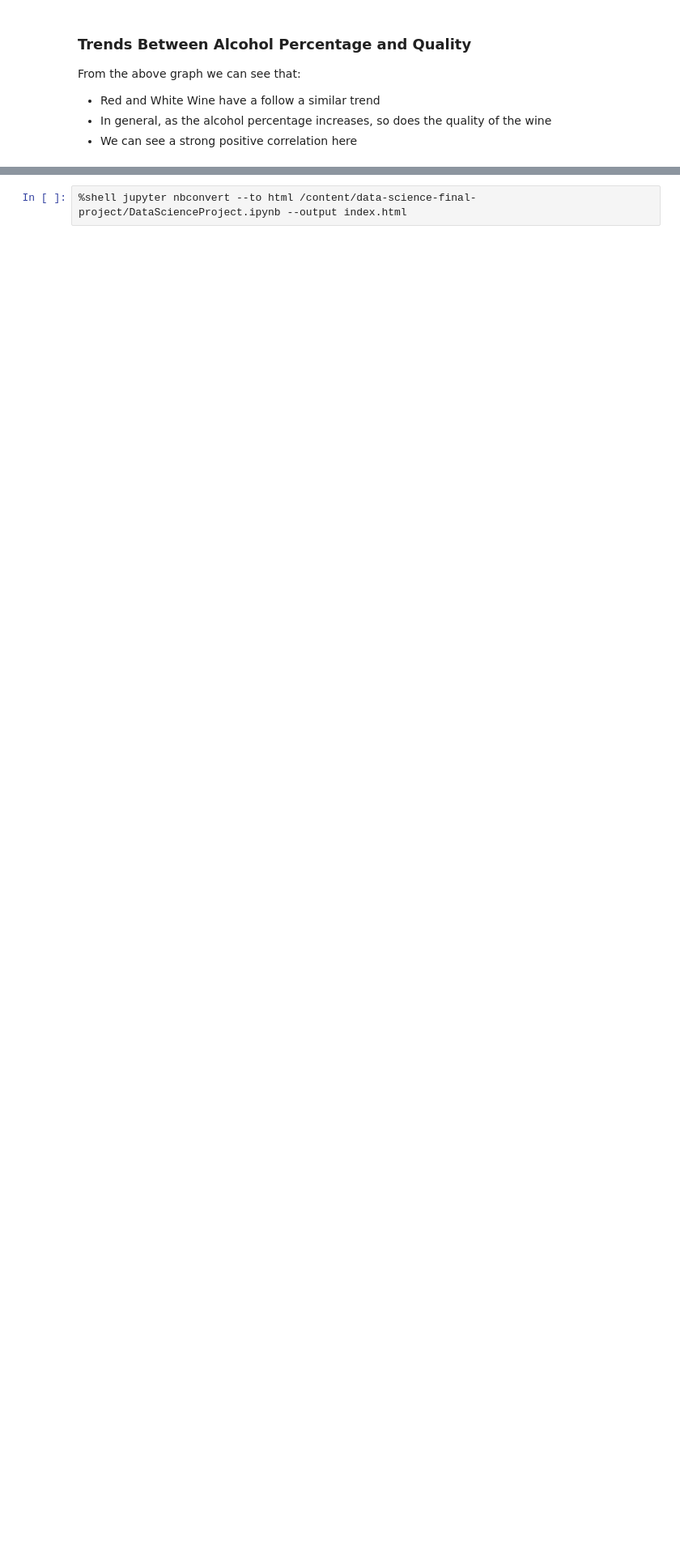
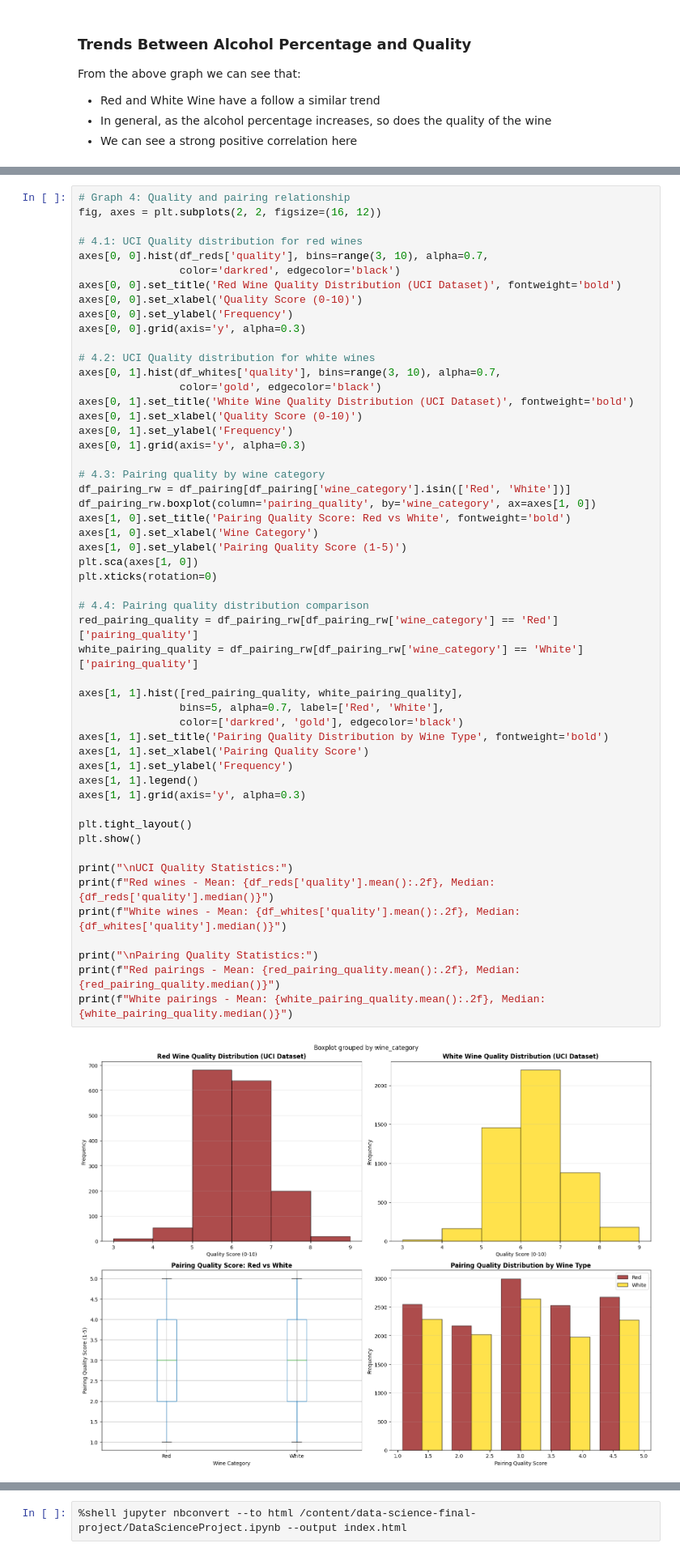
Before and after one commit to akjieettt/data-science-final-project, a Jupyter notebook: DataScienceProject.ipynb, the cells around one changed output, grey strips where cells are left out. Shown at 81% size. Cells and saved outputs as stored; diff of their text form; blank space fills up the shorter version.

```diff
--- a/DataScienceProject.ipynb
+++ b/DataScienceProject.ipynb
@@ -236,0 +549,54 @@ From the above graph we can see that:
+# %%
+# Graph 4: Quality and pairing relationship
+fig, axes = plt.subplots(2, 2, figsize=(16, 12))
+
+# 4.1: UCI Quality distribution for red wines
+axes[0, 0].hist(df_reds['quality'], bins=range(3, 10), alpha=0.7,
+                color='darkred', edgecolor='black')
+axes[0, 0].set_title('Red Wine Quality Distribution (UCI Dataset)', fontweight='bold')
+axes[0, 0].set_xlabel('Quality Score (0-10)')
+axes[0, 0].set_ylabel('Frequency')
+axes[0, 0].grid(axis='y', alpha=0.3)
+
+# 4.2: UCI Quality distribution for white wines
+axes[0, 1].hist(df_whites['quality'], bins=range(3, 10), alpha=0.7,
+                color='gold', edgecolor='black')
+axes[0, 1].set_title('White Wine Quality Distribution (UCI Dataset)', fontweight='bold')
+axes[0, 1].set_xlabel('Quality Score (0-10)')
+axes[0, 1].set_ylabel('Frequency')
+axes[0, 1].grid(axis='y', alpha=0.3)
+
+# 4.3: Pairing quality by wine category
+df_pairing_rw = df_pairing[df_pairing['wine_category'].isin(['Red', 'White'])]
+df_pairing_rw.boxplot(column='pairing_quality', by='wine_category', ax=axes[1, 0])
+axes[1, 0].set_title('Pairing Quality Score: Red vs White', fontweight='bold')
+axes[1, 0].set_xlabel('Wine Category')
+axes[1, 0].set_ylabel('Pairing Quality Score (1-5)')
+plt.sca(axes[1, 0])
+plt.xticks(rotation=0)
+
+# 4.4: Pairing quality distribution comparison
+red_pairing_quality = df_pairing_rw[df_pairing_rw['wine_category'] == 'Red']['pairing_quality']
+white_pairing_quality = df_pairing_rw[df_pairing_rw['wine_category'] == 'White']['pairing_quality']
+
+axes[1, 1].hist([red_pairing_quality, white_pairing_quality],
+                bins=5, alpha=0.7, label=['Red', 'White'],
+                color=['darkred', 'gold'], edgecolor='black')
+axes[1, 1].set_title('Pairing Quality Distribution by Wine Type', fontweight='bold')
+axes[1, 1].set_xlabel('Pairing Quality Score')
+axes[1, 1].set_ylabel('Frequency')
+axes[1, 1].legend()
+axes[1, 1].grid(axis='y', alpha=0.3)
+
+plt.tight_layout()
+plt.show()
+
+print("\nUCI Quality Statistics:")
+print(f"Red wines - Mean: {df_reds['quality'].mean():.2f}, Median: {df_reds['quality'].median()}")
+print(f"White wines - Mean: {df_whites['quality'].mean():.2f}, Median: {df_whites['quality'].median()}")
+
+print("\nPairing Quality Statistics:")
+print(f"Red pairings - Mean: {red_pairing_quality.mean():.2f}, Median: {red_pairing_quality.median()}")
+print(f"White pairings - Mean: {white_pairing_quality.mean():.2f}, Median: {white_pairing_quality.median()}")
+# %% [output]
+[figure, added]
```
Also changed, not shown: parts of 22 cells of this notebook.
